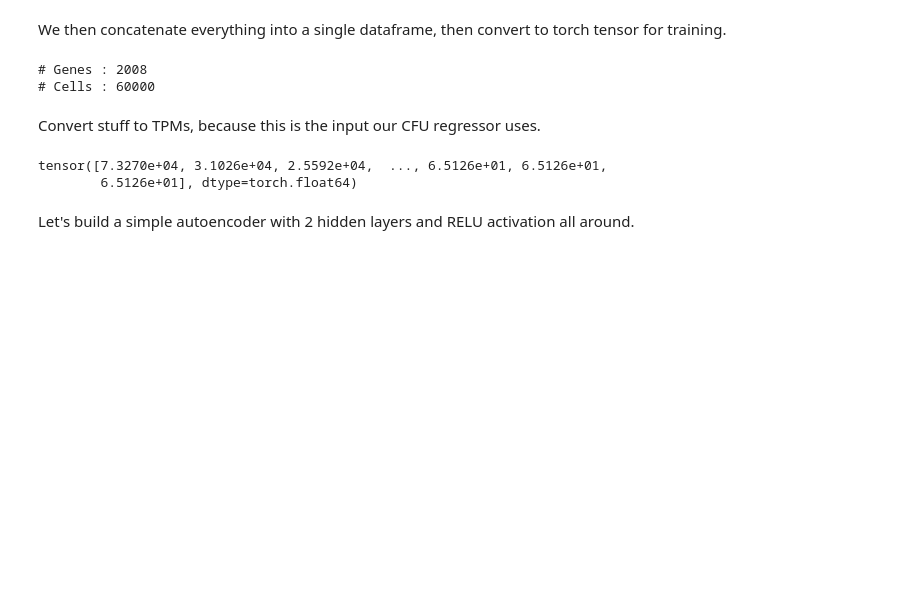
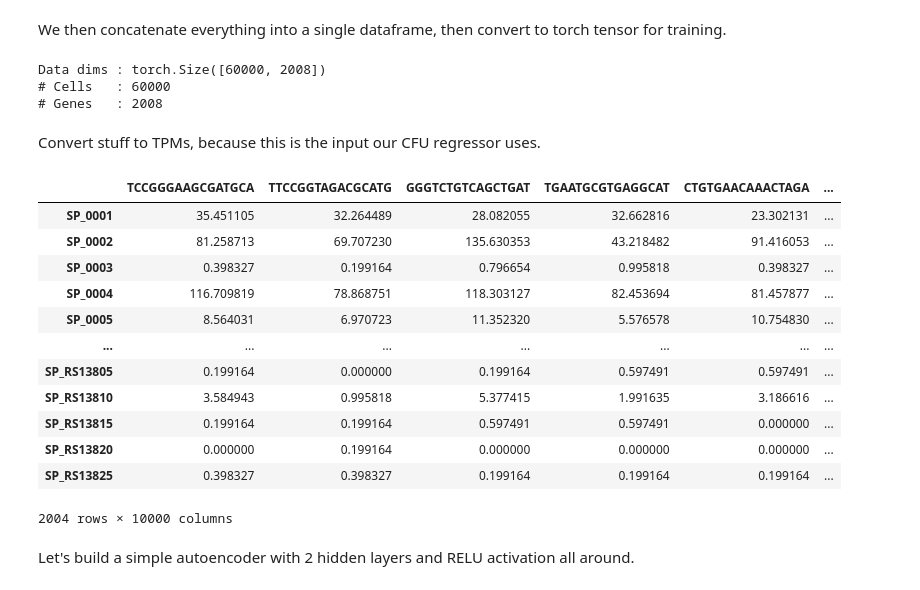
Before and after one commit to eddykang06/cfu_prediction, a Jupyter notebook: autoencoder.ipynb, the cells around one changed output. Cells and saved outputs as stored; diff of their text form; code cells hidden in the pictures; blank space fills up the shorter version.

```diff
--- a/autoencoder.ipynb
+++ b/autoencoder.ipynb
@@ -42,21 +51,34 @@ sc_data = pd.concat(sc_dfs, axis = 1, join = "outer")
 sc_data.fillna(0, inplace = True)
 
 # Convert to torch tensor
-sc_data = torch.tensor(sc_data.values)
+sc_data = torch.tensor(sc_data.values).T
 
 # Check dims and other stats*
-print(f"# Genes : {sc_data.shape[0]}")
-print(f"# Cells : {sc_data.shape[1]}")
+print(f"Data dims : {sc_data.shape}")
+print(f"# Cells   : {sc_data.shape[0]}")
+print(f"# Genes   : {sc_data.shape[1]}")
 # %% [output]
-# Genes : 2008
-# Cells : 60000
+Data dims : torch.Size([60000, 2008])
+# Cells   : 60000
+# Genes   : 2008
 # %% [markdown]
 Convert stuff to TPMs, because this is the input our CFU regressor uses.
-# %%
-sc_data.sum(axis = 0)
-# %% [output]
-tensor([7.3270e+04, 3.1026e+04, 2.5592e+04,  ..., 6.5126e+01, 6.5126e+01,
-        6.5126e+01], dtype=torch.float64)
+# %%
+sc_dfs[5]
+# %% [output]
+|  | TCCGGGAAGCGATGCA | TTCCGGTAGACGCATG | GGGTCTGTCAGCTGAT | TGAATGCGTGAGGCAT | CTGTGAACAAACTAGA | ... |
+| SP_0001 | 35.451105 | 32.264489 | 28.082055 | 32.662816 | 23.302131 | ... |
+| SP_0002 | 81.258713 | 69.707230 | 135.630353 | 43.218482 | 91.416053 | ... |
+| SP_0003 | 0.398327 | 0.199164 | 0.796654 | 0.995818 | 0.398327 | ... |
+| SP_0004 | 116.709819 | 78.868751 | 118.303127 | 82.453694 | 81.457877 | ... |
+| SP_0005 | 8.564031 | 6.970723 | 11.352320 | 5.576578 | 10.754830 | ... |
+| ... | ... | ... | ... | ... | ... | ... |
+| SP_RS13805 | 0.199164 | 0.000000 | 0.199164 | 0.597491 | 0.597491 | ... |
+| SP_RS13810 | 3.584943 | 0.995818 | 5.377415 | 1.991635 | 3.186616 | ... |
+| SP_RS13815 | 0.199164 | 0.199164 | 0.597491 | 0.597491 | 0.000000 | ... |
+| SP_RS13820 | 0.000000 | 0.199164 | 0.000000 | 0.000000 | 0.000000 | ... |
+| SP_RS13825 | 0.398327 | 0.398327 | 0.199164 | 0.199164 | 0.199164 | ... |
+2004 rows × 10000 columns
 # %% [markdown]
 Let's build a simple autoencoder with 2 hidden layers and RELU activation all around.
 # %%
```
Also changed, not shown: parts of 10 cells of this notebook.
